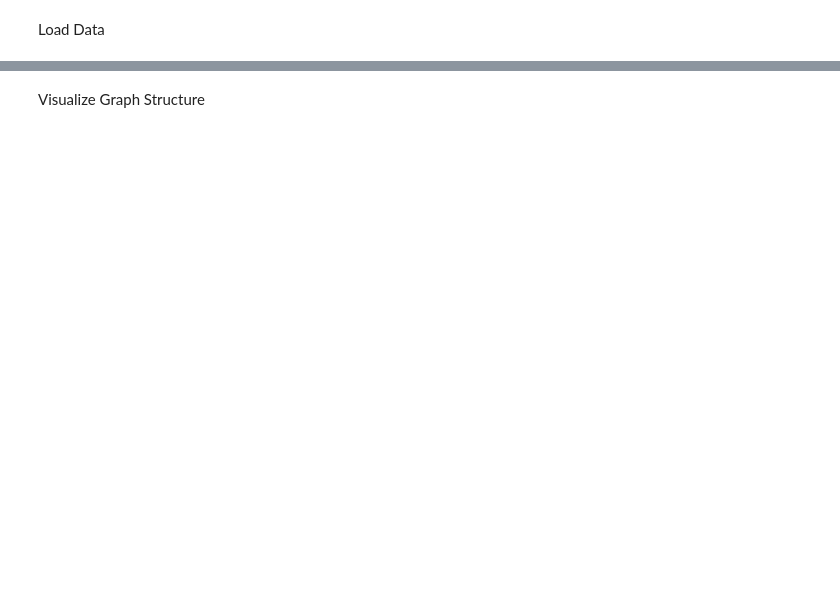
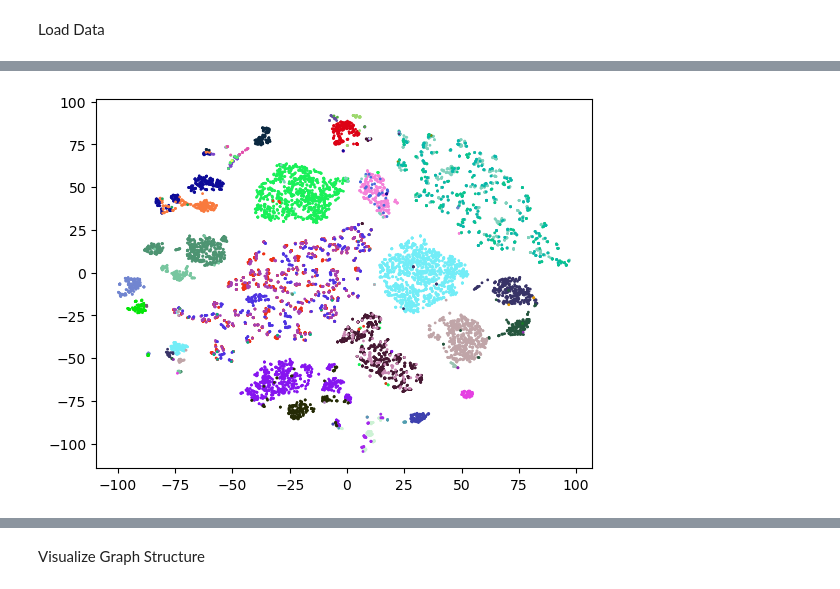
Before and after one commit to bhofflich/cell_matching, a Jupyter notebook: scripts/gnn_test.ipynb, the cells around one changed output, grey strips where cells are left out. Saved outputs shown, nothing was run; the diff lists cells and outputs as text; code cells hidden in the pictures; blank space fills up the shorter version.

```diff
--- a/scripts/gnn_test.ipynb
+++ b/scripts/gnn_test.ipynb
@@ -13,0 +156,15 @@ mat_data = loadmat(path)
+# %%
+def generate_unique_color():
+    return np.random.rand(3,)
+
+labels = edge_labels
+label_colors = {tuple(label): generate_unique_color() for label in np.unique(labels, axis=0)}
+colors = np.array([label_colors[i] for i in labels])
+
+for i,label in enumerate(np.unique(labels, axis=0)):
+    mask = np.all(labels == label, axis=1)
+    filtered_edge_tsne = edge_tsne[mask]
+    plt.scatter(filtered_edge_tsne[:,0],filtered_edge_tsne[:,1],s=1,c=colors[mask], label=label)
+# plt.legend(loc='upper left', bbox_to_anchor=(1, 1),markerscale=10)
+# %% [output]
+[figure, added]
```
Also changed, not shown: parts of 24 cells of this notebook, 4 other files.
